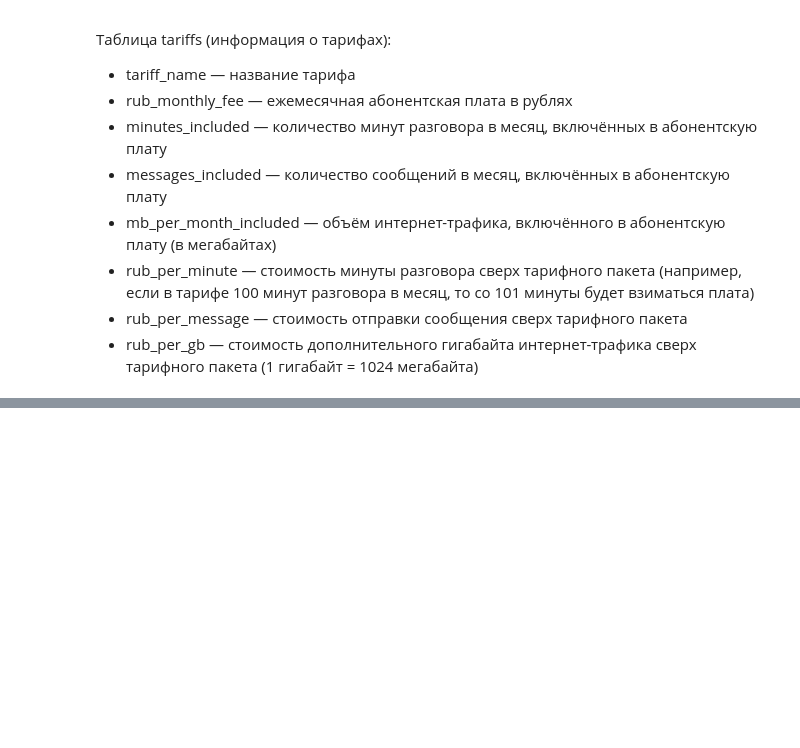
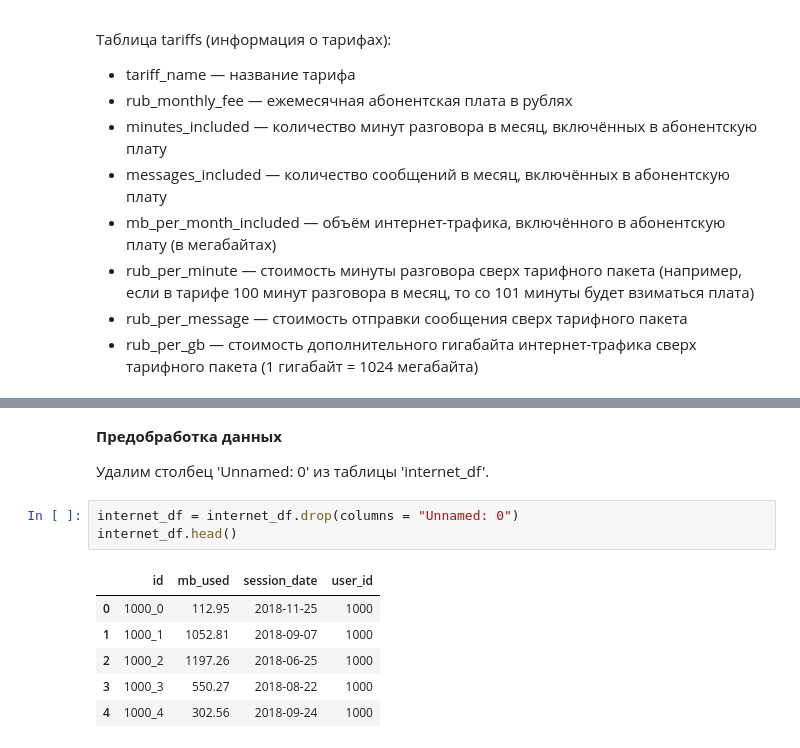
Before and after one commit to kozyreviva/Data_Science, a Jupyter notebook: statistical_analysis.ipynb, the cells around one changed output, grey strips where cells are left out. Drawn from its saved outputs; the diff is of its cells as text; blank space fills up the shorter version.

```diff
--- a/statistical_analysis.ipynb
+++ b/statistical_analysis.ipynb
@@ -215,0 +191,14 @@ Name: user_id, Length: 500, dtype: int64
+# %% [markdown]
+**Предобработка данных**
+
+Удалим столбец 'Unnamed: 0' из таблицы 'internet_df'.
+# %%
+internet_df = internet_df.drop(columns = "Unnamed: 0")
+internet_df.head()
+# %% [output]
+|  | id | mb_used | session_date | user_id |
+| 0 | 1000_0 | 112.95 | 2018-11-25 | 1000 |
+| 1 | 1000_1 | 1052.81 | 2018-09-07 | 1000 |
+| 2 | 1000_2 | 1197.26 | 2018-06-25 | 1000 |
+| 3 | 1000_3 | 550.27 | 2018-08-22 | 1000 |
+| 4 | 1000_4 | 302.56 | 2018-09-24 | 1000 |
```
Also changed, not shown: parts of 3 cells of this notebook.
